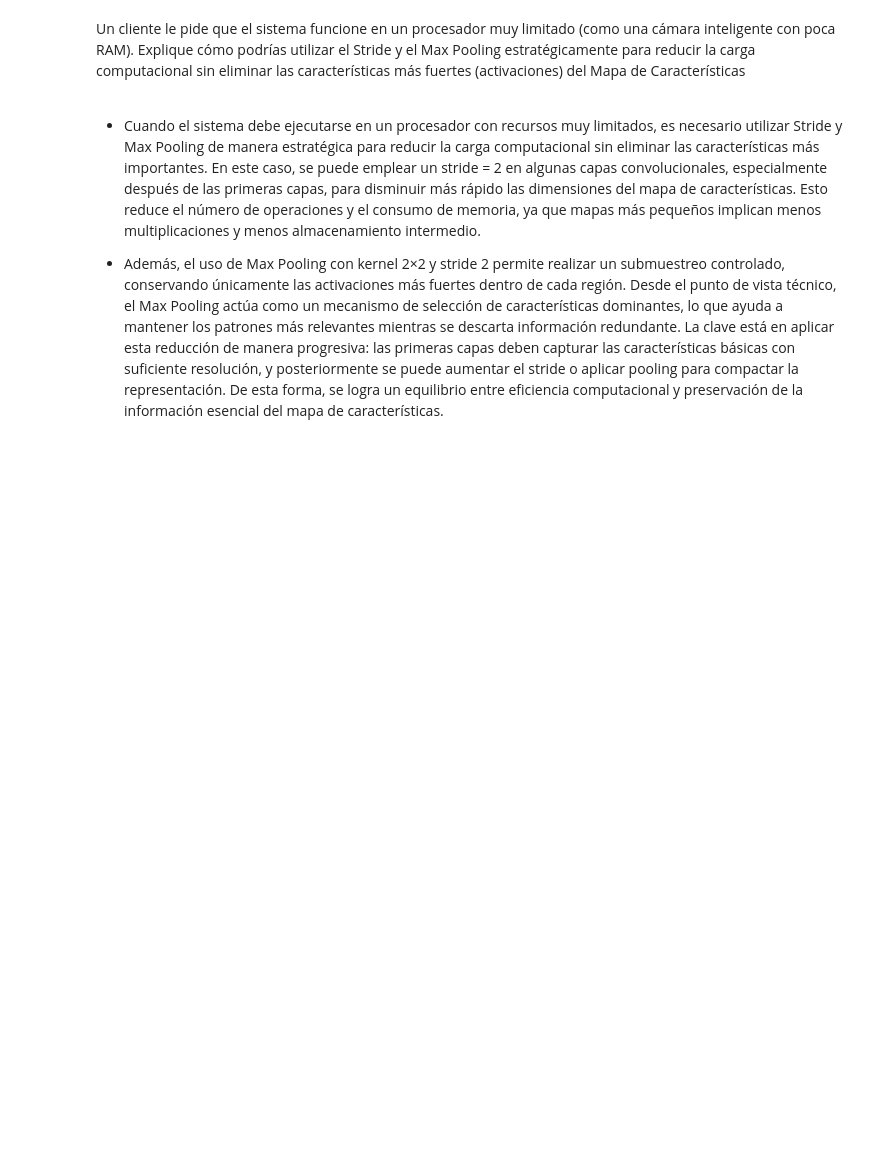
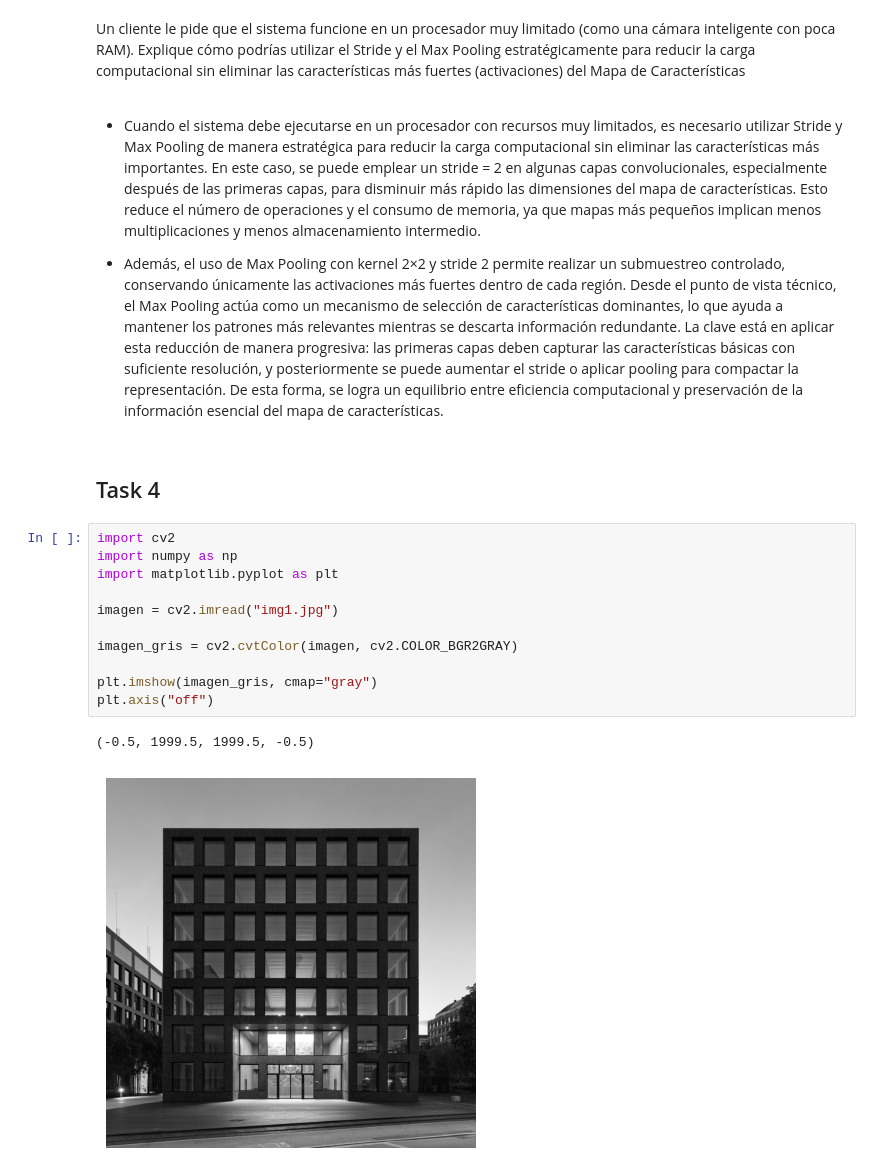
Before and after one commit to ignaciomendeza/VPC-HDT2, a Jupyter notebook: HDT2.ipynb, the cells around one changed output. Cells and saved outputs as stored; diff of their text form; blank space fills up the shorter version.

Commit message:
Task 4

```diff
--- a/HDT2.ipynb
+++ b/HDT2.ipynb
@@ -206,3 +206,19 @@ estratégicamente para reducir la carga computacional sin eliminar las caracter
 - Cuando el sistema debe ejecutarse en un procesador con recursos muy limitados, es necesario utilizar Stride y Max Pooling de manera estratégica para reducir la carga computacional sin eliminar las características más importantes. En este caso, se puede emplear un stride = 2 en algunas capas convolucionales, especialmente después de las primeras capas, para disminuir más rápido las dimensiones del mapa de características. Esto reduce el número de operaciones y el consumo de memoria, ya que mapas más pequeños implican menos multiplicaciones y menos almacenamiento intermedio.
 
 - Además, el uso de Max Pooling con kernel 2×2 y stride 2 permite realizar un submuestreo controlado, conservando únicamente las activaciones más fuertes dentro de cada región. Desde el punto de vista técnico, el Max Pooling actúa como un mecanismo de selección de características dominantes, lo que ayuda a mantener los patrones más relevantes mientras se descarta información redundante. La clave está en aplicar esta reducción de manera progresiva: las primeras capas deben capturar las características básicas con suficiente resolución, y posteriormente se puede aumentar el stride o aplicar pooling para compactar la representación. De esta forma, se logra un equilibrio entre eficiencia computacional y preservación de la información esencial del mapa de características.
+# %% [markdown]
+## Task 4
+# %%
+import cv2
+import numpy as np
+import matplotlib.pyplot as plt
+
+imagen = cv2.imread("img1.jpg")
+
+imagen_gris = cv2.cvtColor(imagen, cv2.COLOR_BGR2GRAY)
+
+plt.imshow(imagen_gris, cmap="gray")
+plt.axis("off")
+# %% [output]
+(-0.5, 1999.5, 1999.5, -0.5)
+[figure, added]
```
Also changed, not shown: parts of 5 cells of this notebook, 2 other files.
